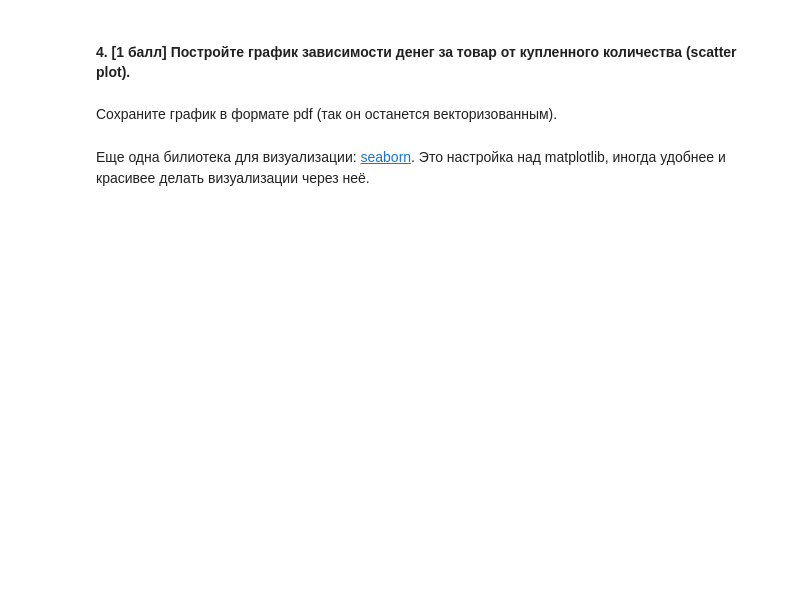
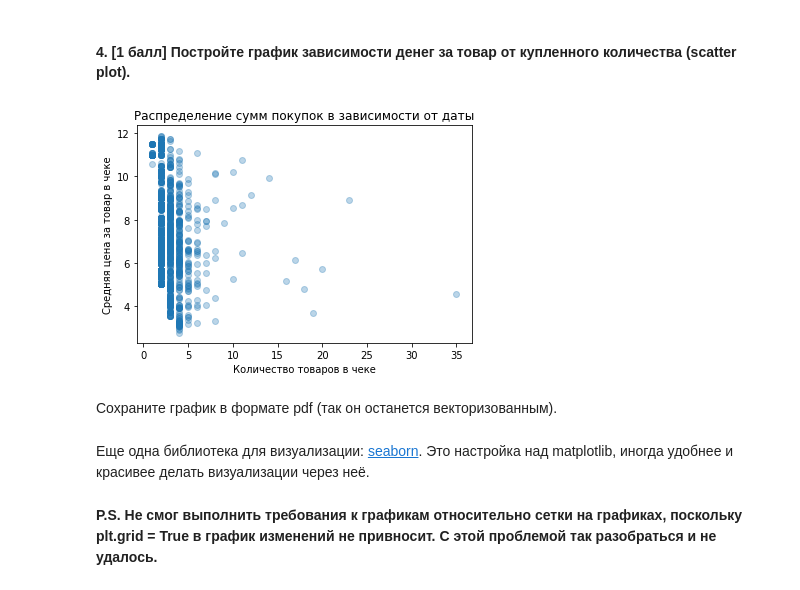
Before and after one commit to hse-mlearn/ha-01-maborovkov, a Jupyter notebook: homework-practice-01.ipynb, the cells around one changed output. Drawn from its saved outputs; the diff is of its cells as text; code cells hidden in the pictures; blank space fills up the shorter version.

```diff
--- a/homework-practice-01.ipynb
+++ b/homework-practice-01.ipynb
@@ -350,2 +416,19 @@ matplotlib.pyplot.hist()
+# %%
+# ваши формулировки заданий очень мутные, надеюсь, правильно понял, что конкретно требуется в этой и предыдущих задачах
+orders['cost_per_item'] = orders['item_price_float'] / orders['quantity']
+orders.head(13)
+
+fig = plt.figure()
+ax = plt.subplot(111)
+ax.scatter(orders['quantity'], orders['cost_per_item'], alpha = 0.3)
+plt.xlabel('Количество товаров в чеке')
+plt.ylabel('Средняя цена за товар в чеке')
+plt.title('Распределение сумм покупок в зависимости от даты')
+
+fig.savefig('graph1.pdf')
+
+#https://pythonspot.com/matplotlib-save-figure-to-image-file/
+# %% [output]
+[figure, added]
 # %% [markdown]
 Сохраните график в формате pdf (так он останется векторизованным).
@@ -354,2 +437,4 @@ matplotlib.pyplot.hist()
 # %% [markdown]
-Еще одна билиотека для визуализации: [seaborn](https://jakevdp.github.io/PythonDataScienceHandbook/04.14-visualization-with-seaborn.html). Это настройка над matplotlib, иногда удобнее и красивее делать визуализации через неё.
+Еще одна библиотека для визуализации: [seaborn](https://jakevdp.github.io/PythonDataScienceHandbook/04.14-visualization-with-seaborn.html). Это настройка над matplotlib, иногда удобнее и красивее делать визуализации через неё.
+# %% [markdown]
+**P.S. Не смог выполнить требования к графикам относительно сетки на графиках, поскольку plt.grid = True в график изменений не привносит. С этой проблемой так разобраться и не удалось.**
```
Also changed, not shown: parts of 21 cells of this notebook.
